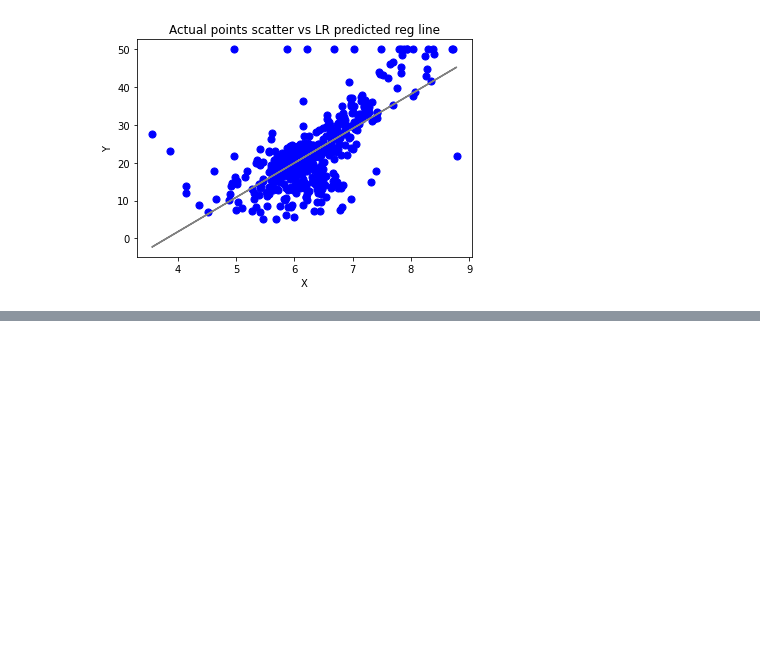
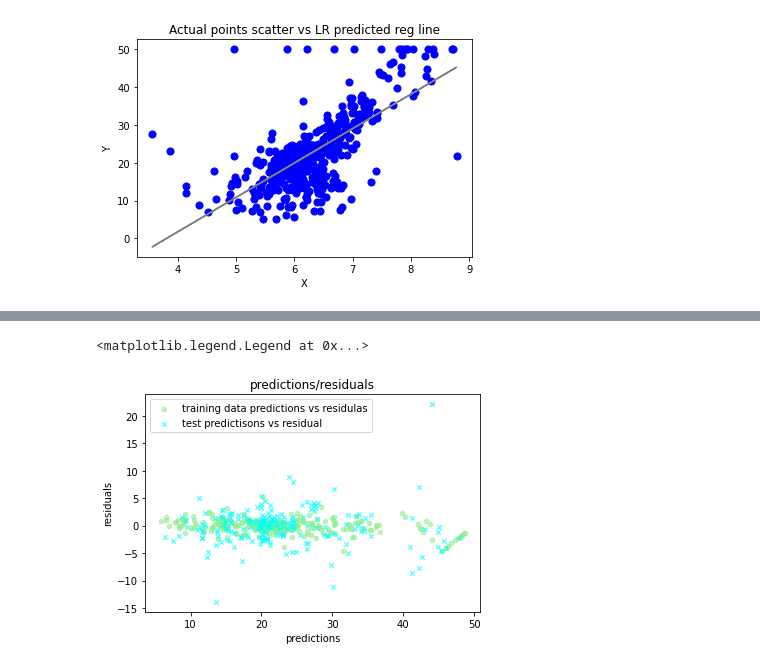
Before and after one commit to mtk0516/mlmaster, a Jupyter notebook: Section-10.ipynb, the cells around one changed output, grey strips where cells are left out. Drawn from its saved outputs; the diff is of its cells as text; code cells hidden in the pictures; blank space fills up the shorter version.

```diff
--- a/Section-10.ipynb
+++ b/Section-10.ipynb
@@ -507,0 +332,26 @@ df
+# %%
+#予測値の残差を調べてみる
+#予測値と残差をプロット
+plt.scatter(y_train_pred,
+            y_train_pred - y_train,#予測値と実際の値の差
+            c='lightgreen',
+            s=20,
+            marker='o',
+            alpha=.6,
+            label='training data predictions vs residulas'
+           )
+
+plt.scatter(y_test_pred,
+            y_test_pred - y_test,
+            c='cyan',
+            s=20,marker='x',
+            alpha=.6,
+            label='test predictisons vs residual')
+
+plt.xlabel('predictions')
+plt.ylabel('residuals')
+plt.title('predictions/residuals')
+plt.legend()
+# %% [output]
+<matplotlib.legend.Legend at 0x...>
+[figure, added]
```
Also changed, not shown: parts of 17 cells of this notebook.
